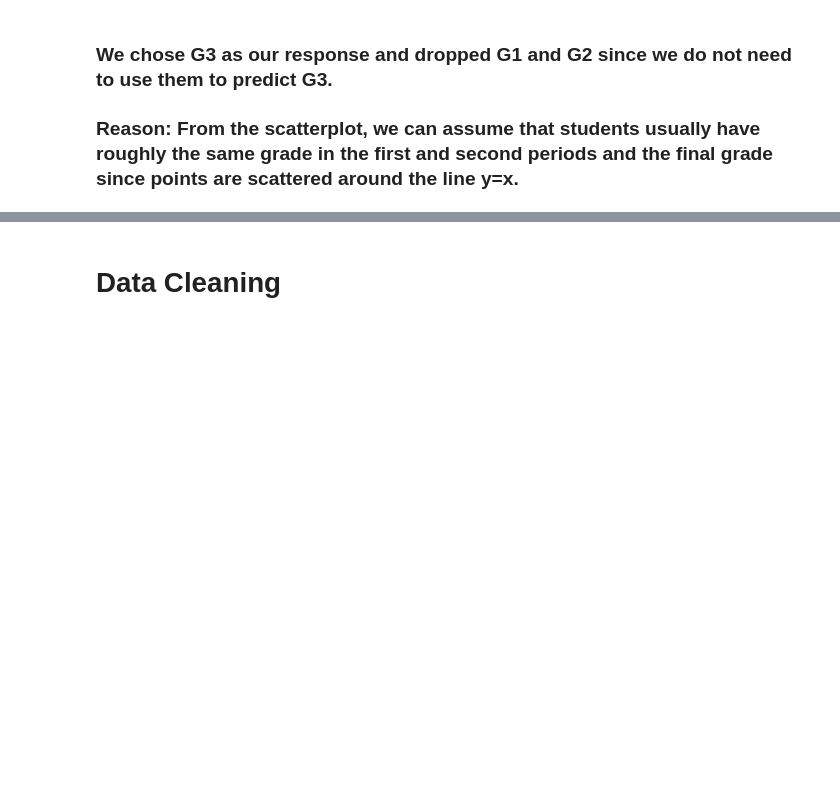
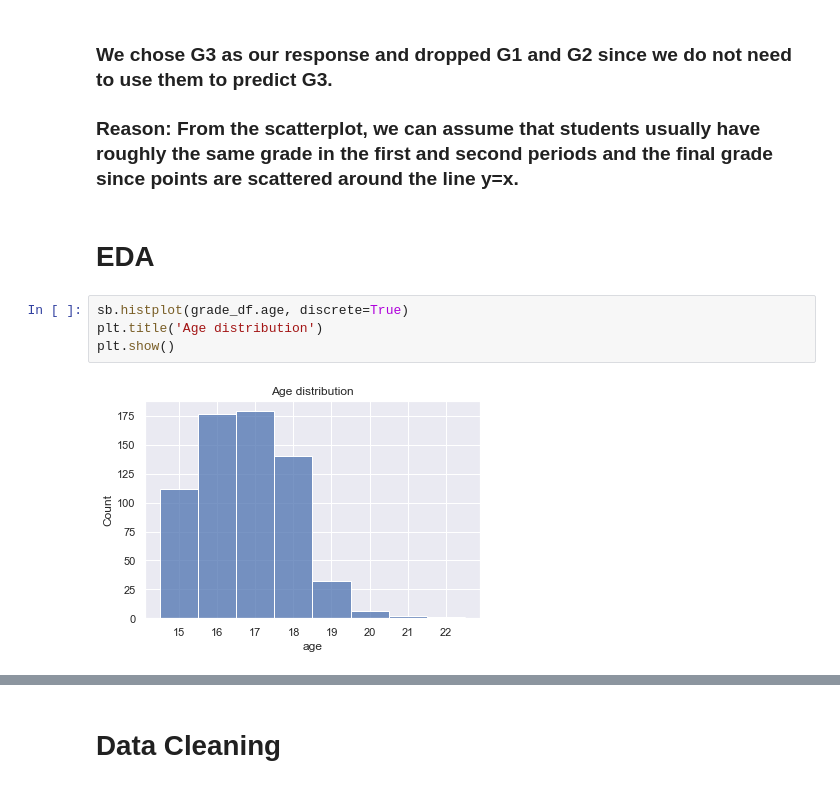
Before and after one commit to potatopotati/SC1015-mini-project, a Jupyter notebook: mini proj.ipynb, the cells around one changed output, grey strips where cells are left out. Cells and saved outputs as stored; diff of their text form; blank space fills up the shorter version.

```diff
--- a/mini proj.ipynb
+++ b/mini proj.ipynb
@@ -54,3 +54,11 @@ grade_df
 ### We chose G3 as our response and dropped G1 and G2 since we do not need to use them to predict G3.
 
 ### Reason: From the scatterplot, we can assume that students usually have roughly the same grade in the first and second periods and the final grade since points are scattered around the line y=x.
+# %% [markdown]
+# EDA
+# %%
+sb.histplot(grade_df.age, discrete=True)
+plt.title('Age distribution')
+plt.show()
+# %% [output]
+[figure, added]
```
Also changed, not shown: parts of 22 cells of this notebook.
